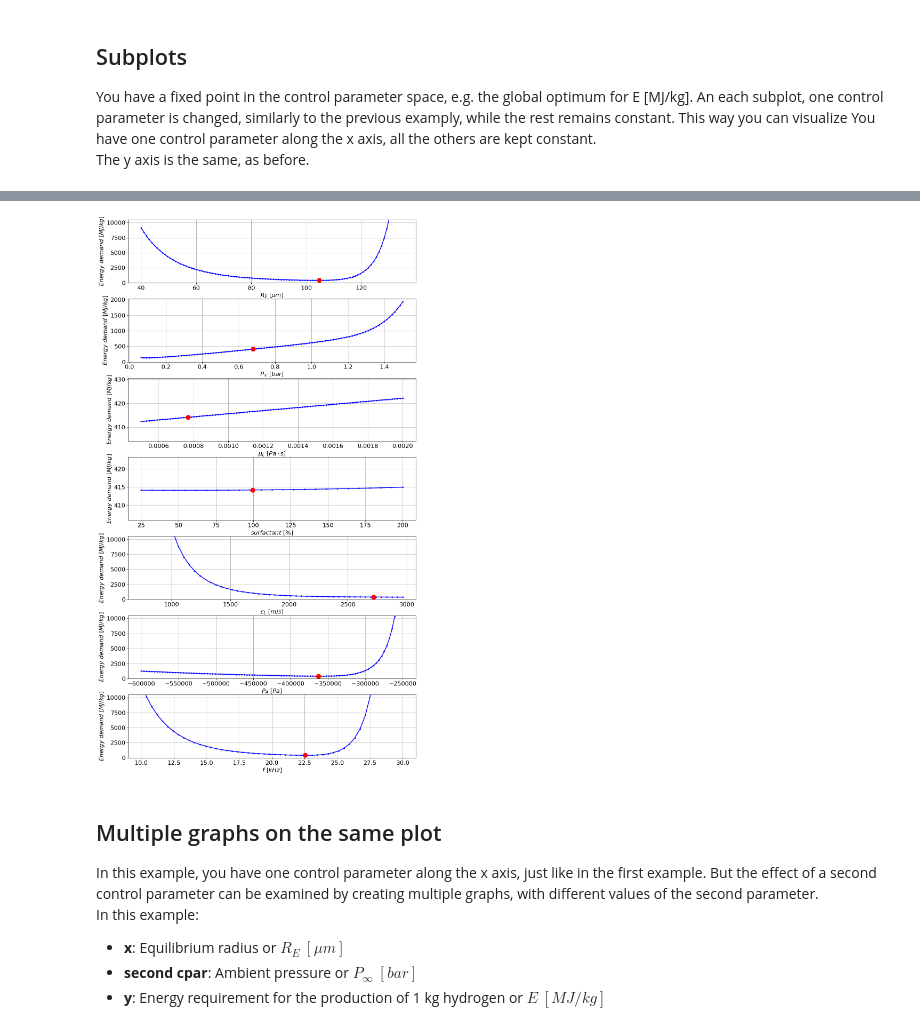
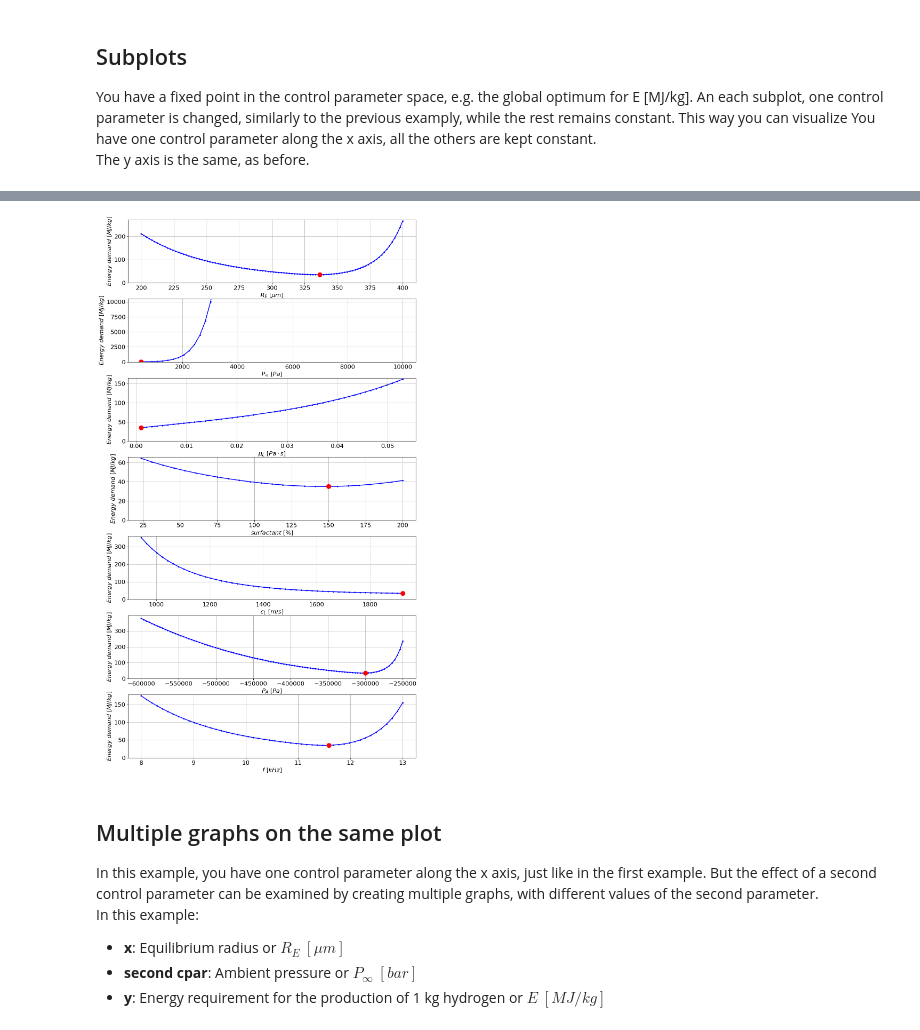
Before and after one commit to hihihi2001/parameter_studies, a Jupyter notebook: create plots.ipynb, the cells around one changed output, grey strips where cells are left out. Drawn from its saved outputs; the diff is of its cells as text; code cells hidden in the pictures.

```diff
--- a/create plots.ipynb
+++ b/create plots.ipynb
@@ -70,24 +70,24 @@ enable heat transfer: True      enable evaporation: False       enable reactions
 """Specify optimal point"""
 
 best_point = dict(
-    ID = 1596,                                   # ID of control parameter (not used during calculation)
+    ID = 1452,                                   # ID of control parameter (not used during calculation)
   # Initial conditions:
-    R_E =  0.00010471,                           # bubble equilibrium radius [m]
+    R_E =  0.00033651,                           # bubble equilibrium radius [m]
     ratio =  1.00,                               # initial radius / equilibrium radius R_0/R_E [-]
     gases = [par.index['N2'], par.index['H2']],  # indexes of species in initial bubble (list of species indexes)
     fractions = [0.25, 0.75],                    # molar fractions of species in initial bubble (list of fractions for every gas)
   # Ambient parameters:
-    P_amb =  67883.58,                           # ambient pressure [Pa]
-    T_inf =  293.27,                             # ambient temperature [K]
+    P_amb =  500.0,                             # ambient pressure [Pa]
+    T_inf =  293.15,                             # ambient temperature [K]
   # Liquid parameters:
     alfa_M =  0.3500,                            # water accommodation coefficient [-]
-    P_v =  2338.10,                              # vapour pressure [Pa]
-    mu_L =  0.00076848,                          # dynamic viscosity [Pa*s]
-    c_L =  2719.29,                              # sound speed [m/s]
-    surfactant =  0.9947,                        # surfactant (surface tension modfier) [-]
+    P_v =  4245.13,                              # vapour pressure [Pa]
+    mu_L =  0.001002,                          # dynamic viscosity [Pa*s]
+    c_L =  1923.00,                              # sound speed [m/s]
+    surfactant =  1.5,                          # surfactant (surface tension modfier) [-]
   # Excitation parameters: (excitation_type = sin_impulse_logf)
-    p_A = -362566.18474486296,                   # [Pa]
-    freq = 10**4.35288264238584,                     # [-]
+    p_A = -299857.1336113528,                    # [Pa]
+    freq = 10**4.063937804521581,                    # [-]
     n = 1.0,                                     # [-]
 )
 
@@ -190,20 +190,20 @@ The y axis is the same, as before.
 
 # control parameter points to examine:
 ranges = dict(
-    R_E=[1e-6*x for x in list(np.linspace(40.0, 135.0, 100))], # [um --> m]
-    P_amb=[1e5*x for x in np.linspace(0.05, 1.5, 100)], # [bar --> Pa]
-    mu_L=[par.mu_L*x for x in np.linspace(0.5, 2.0, 100)], # [Pa*s]
-    surfactant=np.linspace(0.25, 2.0, 25), # [-]
-    c_L=[x*par.c_L for x in np.linspace(0.5, 2.0, 50)], # [m/s]
+    R_E=[1e-6*x for x in list(np.linspace(200.0, 400.0, 100))], # [um --> m]
+    P_amb=[1e5*x for x in np.linspace(0.005, 0.025, 50)], # [bar --> Pa]
+    mu_L=[x for x in np.linspace(0.001, 0.053, 50)], # [Pa*s]
+    surfactant=np.linspace(0.0171/par.sigma, 2.0, 25), # [-]
+    c_L=[x for x in np.linspace(943, 1923, 50)], # [m/s]
     p_A=[-1e5*x for x in np.linspace(2.5, 6.0, 100)], # [bar --> Pa]
-    freq=[1e3*x for x in np.linspace(10.0, 30.0, 50)], # [kHz --> Hz]
+    freq=[1e3*x for x in np.linspace(8.0, 13.0, 50)], # [kHz --> Hz]
 )
 
 # for plot labels:
 labels = dict(
     R_E='$R_E\ [\mu m]$',
     ratio='$R_0/R_E\ [-]$',
-    P_amb='$P_\infty\ [bar]$',
+    P_amb='$P_\infty\ [Pa]$',
     alfa_M='$α_M\ [-]$',
     T_inf='$T_\infty\ [°C]$',
     surfactant='$surfactant\ [\%]$',
@@ -315,36 +279,36 @@ n = len(kwargs_list)
 fig, ax = plt.subplots(n, 1, figsize=(12, 3*n))
 fig.tight_layout(pad=1.0)
 for i, key in enumerate(ranges):
     subx = x[i]
     suby = y[i]
 
   # unit corrections:
     correction1 = 1.0
     correction2 = 0.0
     if key=='R_E': correction1 = 1e6
-    elif key=='P_amb': correction1 = 1e-5
+    #elif key=='P_amb': correction1 = 1e-5
     elif key=='T_inf': correction2 = -273.15
     elif key=='surfactant': correction1 = 100.0
     elif key=='freq': correction1 = 1e-3
     subx = correction1 * np.array(subx) + correction2
 
   # ploting:
     ax[i].plot(subx, suby, '.-', color='b', linewidth=2.0)
     ax[i].set_ylabel('$Energy \ demand \ [MJ/kg]$')
     ax[i].set_xlabel(labels[key])
     if max(suby) / min(suby) > 10.0:
       ax[i].set_ylim([0.0, 1.05*min(max(suby), 1e4)])
     else:
-      ax[i].set_ylim([0.98*min(suby), 1.02*min(max(suby), 1e3)])
+      ax[i].set_ylim([0.0, 1.02*min(max(suby), 1e3)])
     #ax[i].set_yscale('log')
     ax[i].grid()
   # add the red dot:
     ax[i].plot(correction1*best_point[key]+correction2, fixed_energy, markersize=12, marker="o", color='r')
 
 if False: # save as image by setting it True (don't forget to create folder named 'images')
     fig.savefig('images\\R_E-Energy-plot.png')
 # %% [output]
-[figure, old version]
+[figure, new version]
 # %%
 #fig.savefig('optimum.svg', bbox_inches='tight')
 # %% [markdown]
```
Also changed, not shown: parts of 1 cell of this notebook, 58 other files.
